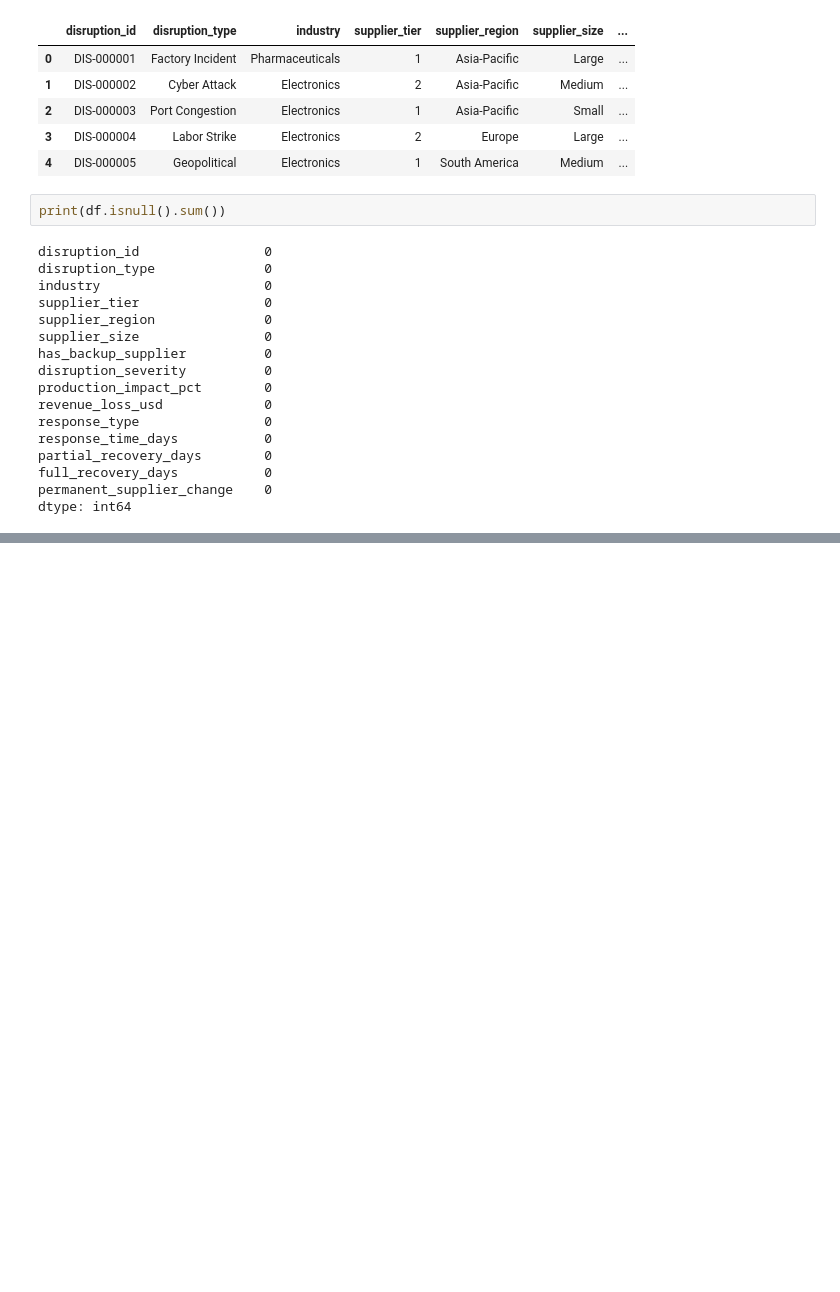
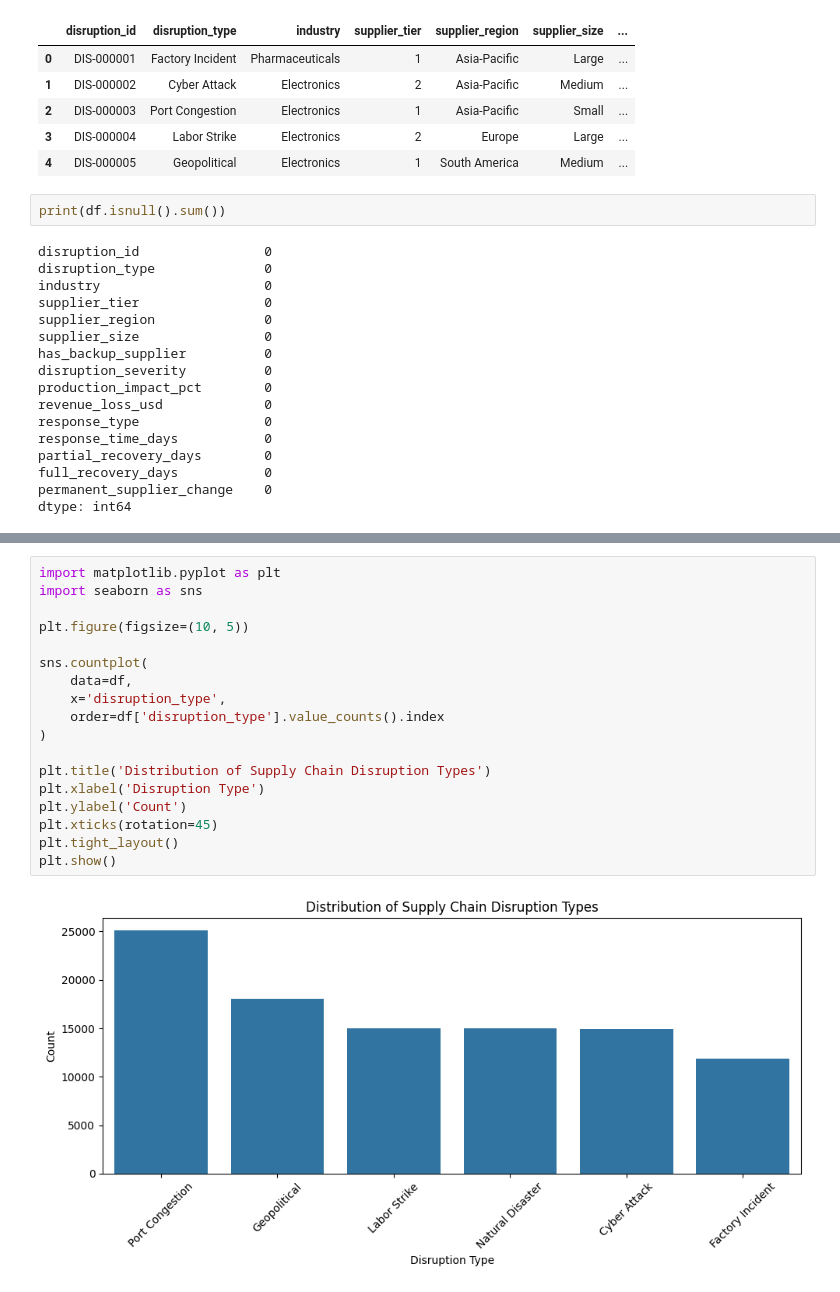
Before and after one commit to dhakadanju801-creator/AtmoGraph, a Jupyter notebook: AtmoGraph_Project.ipynb, the cells around one changed output, grey strips where cells are left out. Drawn from its saved outputs; the diff is of its cells as text; blank space fills up the shorter version.

```diff
--- a/AtmoGraph_Project.ipynb
+++ b/AtmoGraph_Project.ipynb
@@ -53,0 +106,20 @@ dtype: int64
+# %%
+import matplotlib.pyplot as plt
+import seaborn as sns
+
+plt.figure(figsize=(10, 5))
+
+sns.countplot(
+    data=df,
+    x='disruption_type',
+    order=df['disruption_type'].value_counts().index
+)
+
+plt.title('Distribution of Supply Chain Disruption Types')
+plt.xlabel('Disruption Type')
+plt.ylabel('Count')
+plt.xticks(rotation=45)
+plt.tight_layout()
+plt.show()
+# %% [output]
+[figure, added]
```
Also changed, not shown: parts of 2 cells of this notebook.
